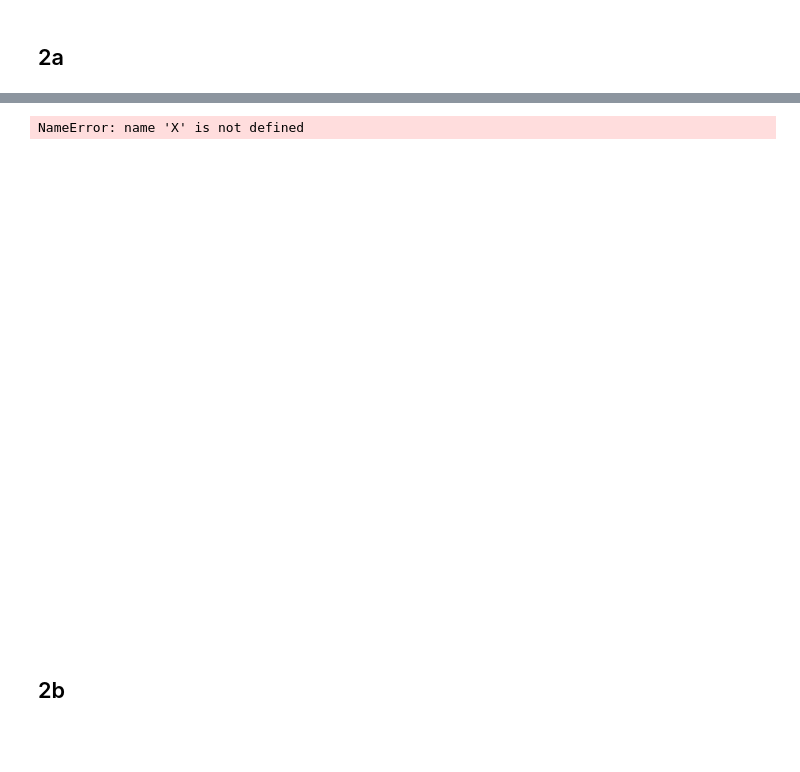
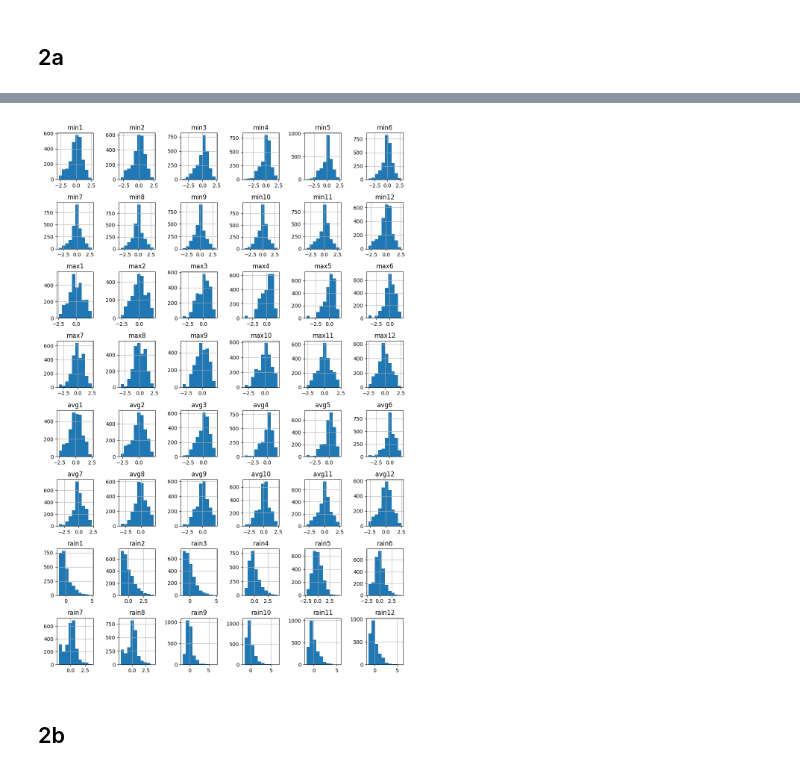
Before and after one commit to eelisee/IE-675b-Machine-Learning, a Jupyter notebook: a03-svd/a03-svd.ipynb, the cells around one changed output, grey strips where cells are left out. Drawn from its saved outputs; the diff is of its cells as text; code cells hidden in the pictures; blank space fills up the shorter version.

Commit message:
Add original Jupyter notebook for SVD analysis with initial setup and data loading

```diff
--- a/a03-svd/a03-svd.ipynb
+++ b/a03-svd/a03-svd.ipynb
@@ -332,5 +347,13 @@ plot_xy(lon, lat)
 # %% [markdown]
 ## 2a
 # %%
-# YOUR PART
 # Normalize the data to z-scores. Store the result in X.
+X = (climate - climate.mean()) / climate.std()
+
+# Check if the assumptions for normalizing the data are reasonable
+if np.allclose(X.mean(), 0, atol=1e-10):
+    print("Mean of normalized data is close to 0:")
+    print(X.mean())
+if np.allclose(X.std(), 1, atol=1e-10):
+    print("Standard deviation of normalized data is close to 1:")
+    print(X.std())
@@ -337,10 +394,10 @@ plot_xy(lon, lat)
 # %%
 # Plot histograms of attributes
-nextplot()
-X.hist(ax=plt.gca())
+X.hist(layout=(8, 6), figsize=(10, 15))
+plt.tight_layout()
+plt.show()
 # %% [output]
-NameError: name 'X' is not defined
-[figure, old version]
+[figure, new version]
 # %% [markdown]
 ## 2b
 # %%
```
Also changed, not shown: parts of 7 cells of this notebook, 2 other files.
